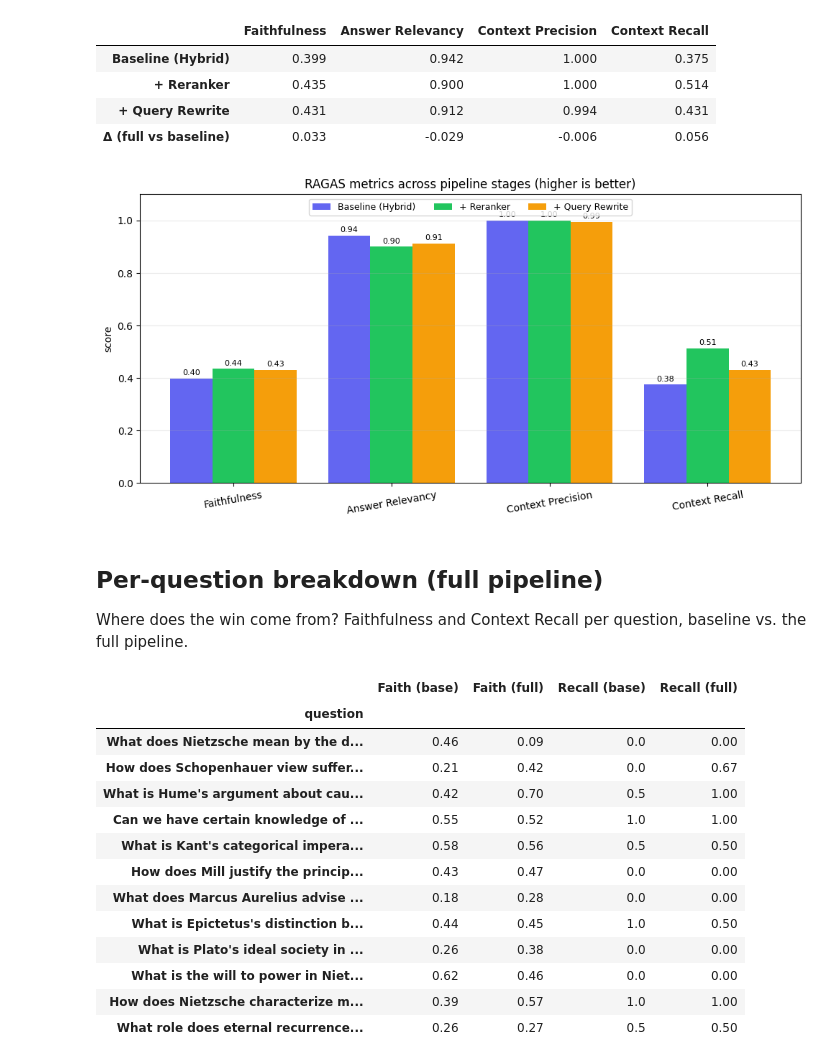
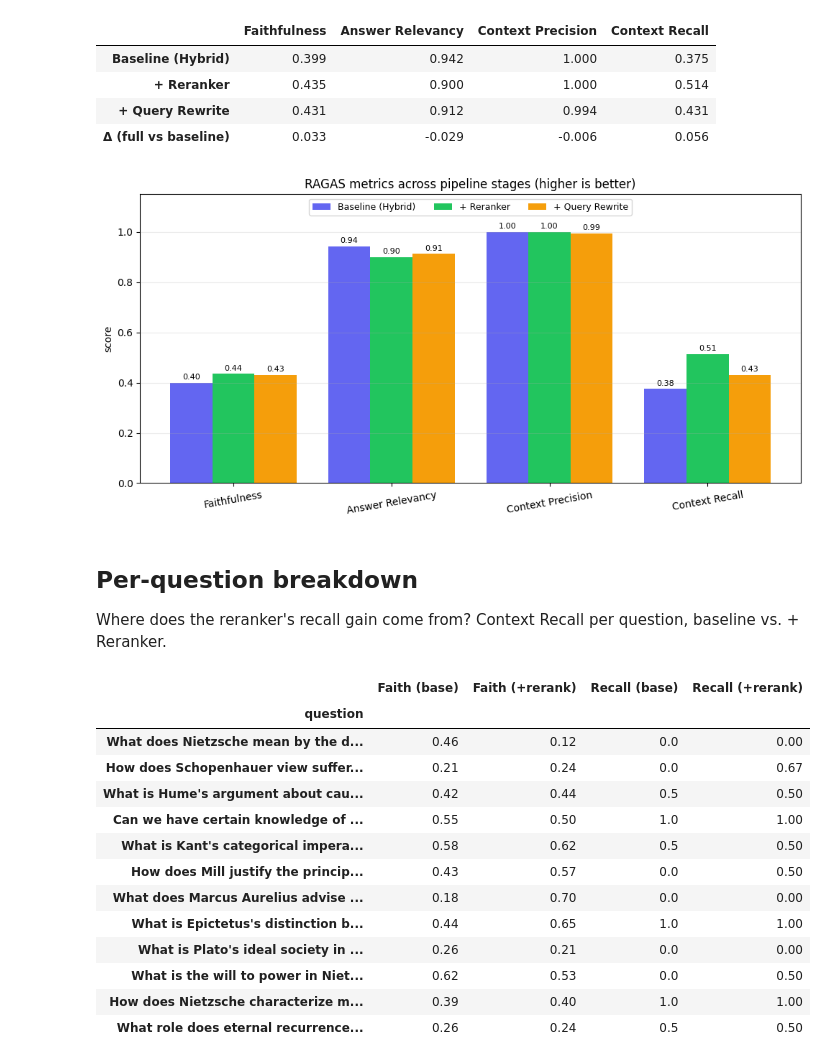
Before and after one commit to Fikri645/philosopher-chat, a Jupyter notebook: notebooks/rag_evaluation.ipynb, the cells around one changed output. Drawn from its saved outputs; the diff is of its cells as text; code cells hidden in the pictures.

Commit message:
Fix eval narrative to match actual numbers: reranker helps, query rewrite doesn't on this corpus

```diff
--- a/notebooks/rag_evaluation.ipynb
+++ b/notebooks/rag_evaluation.ipynb
@@ -62,55 +62,55 @@ df.round(3)
 # %%
 import matplotlib.pyplot as plt
 import numpy as np
 
 metrics = list(labels)
 names = [labels[m] for m in metrics]
 x = np.arange(len(metrics))
 colors = ["#6366F1", "#22C55E", "#F59E0B"]
 w = 0.8 / len(configs)
 
 fig, ax = plt.subplots(figsize=(10, 5))
 for i, cfg in enumerate(configs):
     bars = ax.bar(x + (i - (len(configs)-1)/2) * w,
                   [results["configs"][cfg][m] for m in metrics], w,
                   label=cfg, color=colors[i % len(colors)])
     ax.bar_label(bars, fmt="%.2f", padding=2, fontsize=8)
 ax.set_xticks(x, names, rotation=10)
-ax.set_ylim(0, 1.1)
+ax.set_ylim(0, 1.15)
 ax.set_ylabel("score")
 ax.set_title("RAGAS metrics across pipeline stages (higher is better)")
 ax.legend(loc="upper center", ncol=3, fontsize=9)
 ax.grid(axis="y", alpha=0.25)
 plt.tight_layout()
 plt.show()
 # %% [output]
-[figure, old version]
+[figure, new version]
 # %% [markdown]
-## Per-question breakdown (full pipeline)
+## Per-question breakdown
 
-Where does the win come from? Faithfulness and Context Recall per question, baseline vs. the full pipeline.
+Where does the reranker's recall gain come from? Context Recall per question, baseline vs. + Reranker.
 # %%
-first, last = configs[0], configs[-1]
+base, rer = configs[0], configs[1]
 rows = []
-for r0, r1 in zip(results["per_question"][first], results["per_question"][last]):
+for r0, r1 in zip(results["per_question"][base], results["per_question"][rer]):
     rows.append({
         "question": r0["question"][:46],
-        "Faith (base)": r0["faithfulness"], "Faith (full)": r1["faithfulness"],
-        "Recall (base)": r0["context_recall"], "Recall (full)": r1["context_recall"],
+        "Faith (base)": r0["faithfulness"], "Faith (+rerank)": r1["faithfulness"],
+        "Recall (base)": r0["context_recall"], "Recall (+rerank)": r1["context_recall"],
     })
 pd.DataFrame(rows).set_index("question").round(2)
 # %% [output]
-|  | Faith (base) | Faith (full) | Recall (base) | Recall (full) |
+|  | Faith (base) | Faith (+rerank) | Recall (base) | Recall (+rerank) |
 | question |  |  |  |  |
-| What does Nietzsche mean by the d... | 0.46 | 0.09 | 0.0 | 0.00 |
-| How does Schopenhauer view suffer... | 0.21 | 0.42 | 0.0 | 0.67 |
-| What is Hume's argument about cau... | 0.42 | 0.70 | 0.5 | 1.00 |
-| Can we have certain knowledge of ... | 0.55 | 0.52 | 1.0 | 1.00 |
-| What is Kant's categorical impera... | 0.58 | 0.56 | 0.5 | 0.50 |
-| How does Mill justify the princip... | 0.43 | 0.47 | 0.0 | 0.00 |
-| What does Marcus Aurelius advise ... | 0.18 | 0.28 | 0.0 | 0.00 |
-| What is Epictetus's distinction b... | 0.44 | 0.45 | 1.0 | 0.50 |
-| What is Plato's ideal society in ... | 0.26 | 0.38 | 0.0 | 0.00 |
-| What is the will to power in Niet... | 0.62 | 0.46 | 0.0 | 0.00 |
-| How does Nietzsche characterize m... | 0.39 | 0.57 | 1.0 | 1.00 |
-| What role does eternal recurrence... | 0.26 | 0.27 | 0.5 | 0.50 |
+| What does Nietzsche mean by the d... | 0.46 | 0.12 | 0.0 | 0.00 |
+| How does Schopenhauer view suffer... | 0.21 | 0.24 | 0.0 | 0.67 |
+| What is Hume's argument about cau... | 0.42 | 0.44 | 0.5 | 0.50 |
+| Can we have certain knowledge of ... | 0.55 | 0.50 | 1.0 | 1.00 |
+| What is Kant's categorical impera... | 0.58 | 0.62 | 0.5 | 0.50 |
+| How does Mill justify the princip... | 0.43 | 0.57 | 0.0 | 0.50 |
+| What does Marcus Aurelius advise ... | 0.18 | 0.70 | 0.0 | 0.00 |
+| What is Epictetus's distinction b... | 0.44 | 0.65 | 1.0 | 1.00 |
+| What is Plato's ideal society in ... | 0.26 | 0.21 | 0.0 | 0.00 |
+| What is the will to power in Niet... | 0.62 | 0.53 | 0.0 | 0.50 |
+| How does Nietzsche characterize m... | 0.39 | 0.40 | 1.0 | 1.00 |
+| What role does eternal recurrence... | 0.26 | 0.24 | 0.5 | 0.50 |
```
Also changed, not shown: parts of 2 cells of this notebook, 1 other file.
